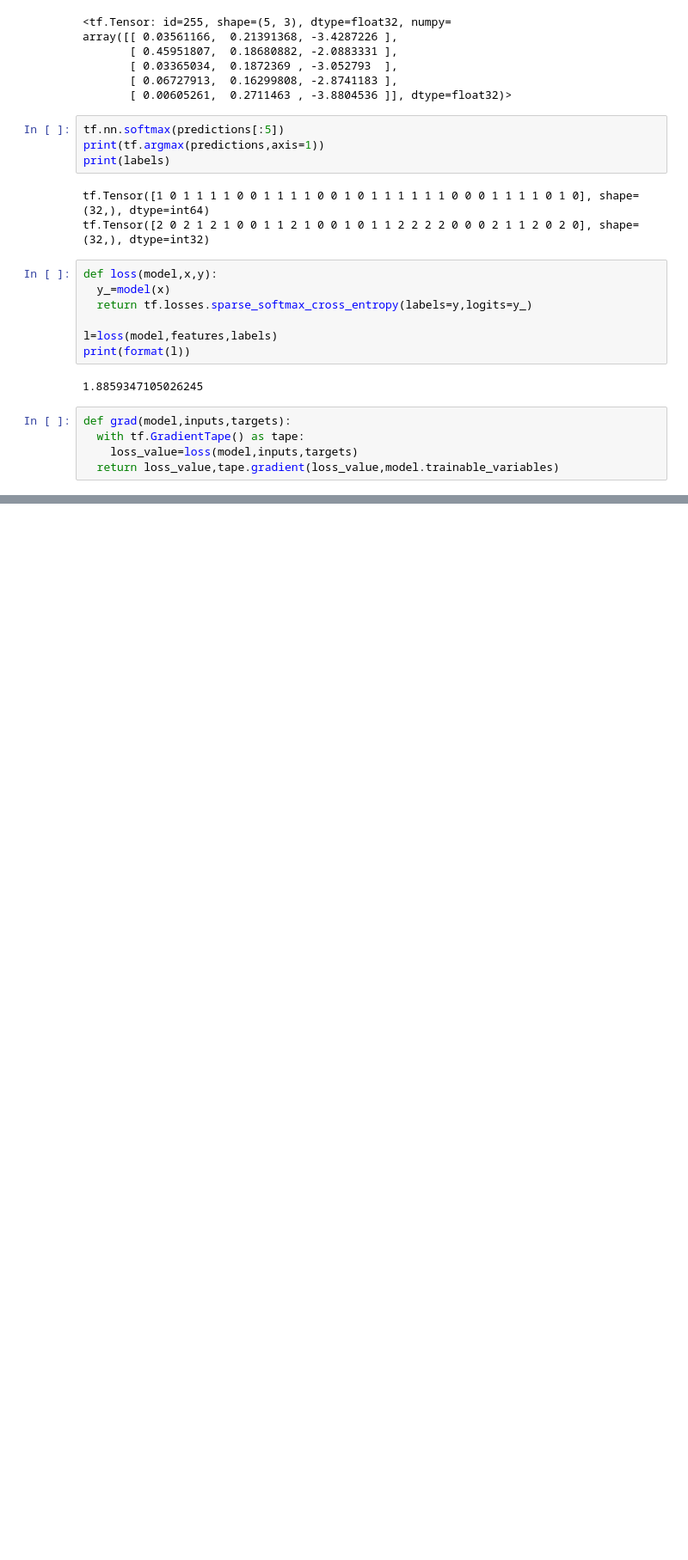
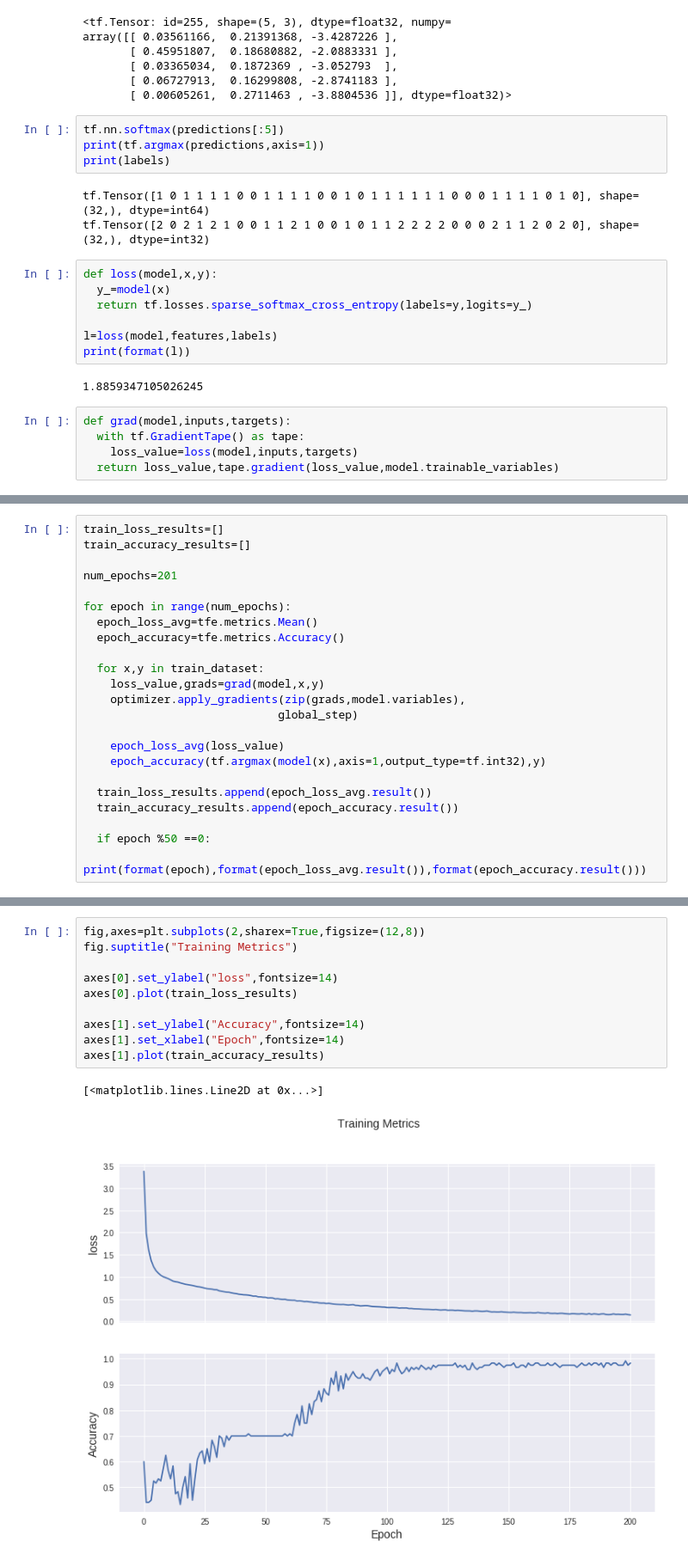
Before and after one commit to HUSTneeb/GoogleColabCode, a Jupyter notebook: TensorFlowLearning10.ipynb, the cells around one changed output, grey strips where cells are left out. Shown at 86% size. Drawn from its saved outputs; the diff is of its cells as text; blank space fills up the shorter version.

```diff
--- a/TensorFlowLearning10.ipynb
+++ b/TensorFlowLearning10.ipynb
@@ -151,0 +155,23 @@ print(format(global_step.numpy(),
+# %%
+train_loss_results=[]
+train_accuracy_results=[]
+
+num_epochs=201
+
+for epoch in range(num_epochs):
+  epoch_loss_avg=tfe.metrics.Mean()
+  epoch_accuracy=tfe.metrics.Accuracy()
+
+  for x,y in train_dataset:
+    loss_value,grads=grad(model,x,y)
+    optimizer.apply_gradients(zip(grads,model.variables),
+                             global_step)
+
+    epoch_loss_avg(loss_value)
+    epoch_accuracy(tf.argmax(model(x),axis=1,output_type=tf.int32),y)
+
+  train_loss_results.append(epoch_loss_avg.result())
+  train_accuracy_results.append(epoch_accuracy.result())
+
+  if epoch %50 ==0:
+    print(format(epoch),format(epoch_loss_avg.result()),format(epoch_accuracy.result()))
@@ -151,0 +184,13 @@ print(format(global_step.numpy(),
+# %%
+fig,axes=plt.subplots(2,sharex=True,figsize=(12,8))
+fig.suptitle("Training Metrics")
+
+axes[0].set_ylabel("loss",fontsize=14)
+axes[0].plot(train_loss_results)
+
+axes[1].set_ylabel("Accuracy",fontsize=14)
+axes[1].set_xlabel("Epoch",fontsize=14)
+axes[1].plot(train_accuracy_results)
+# %% [output]
+[<matplotlib.lines.Line2D at 0x...>]
+[figure, added]
```
Also changed, not shown: parts of 6 cells of this notebook.
